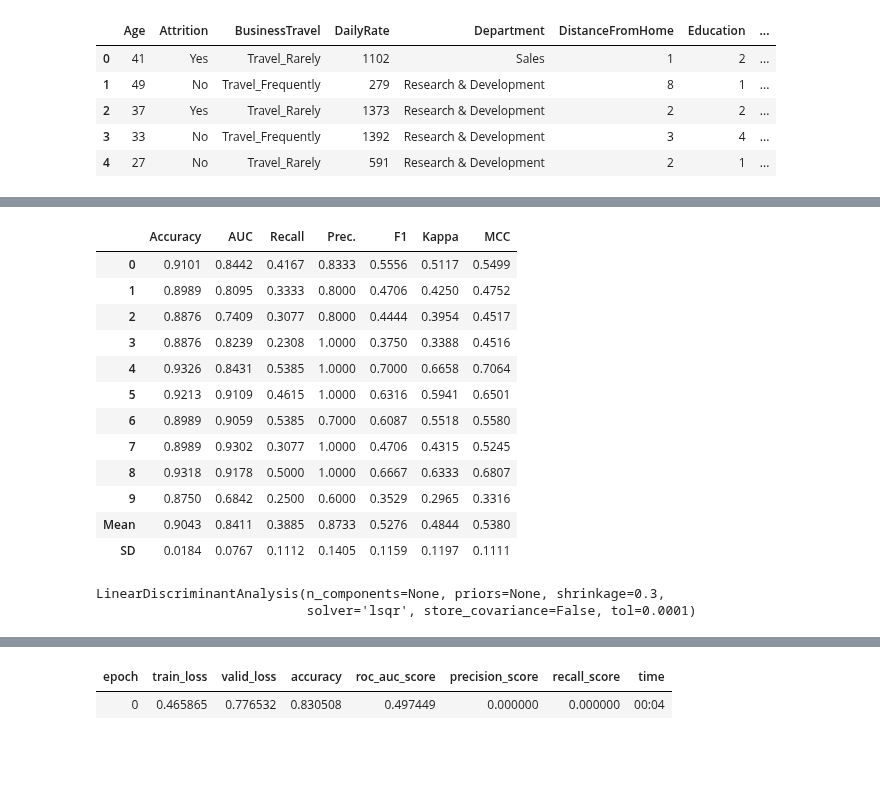
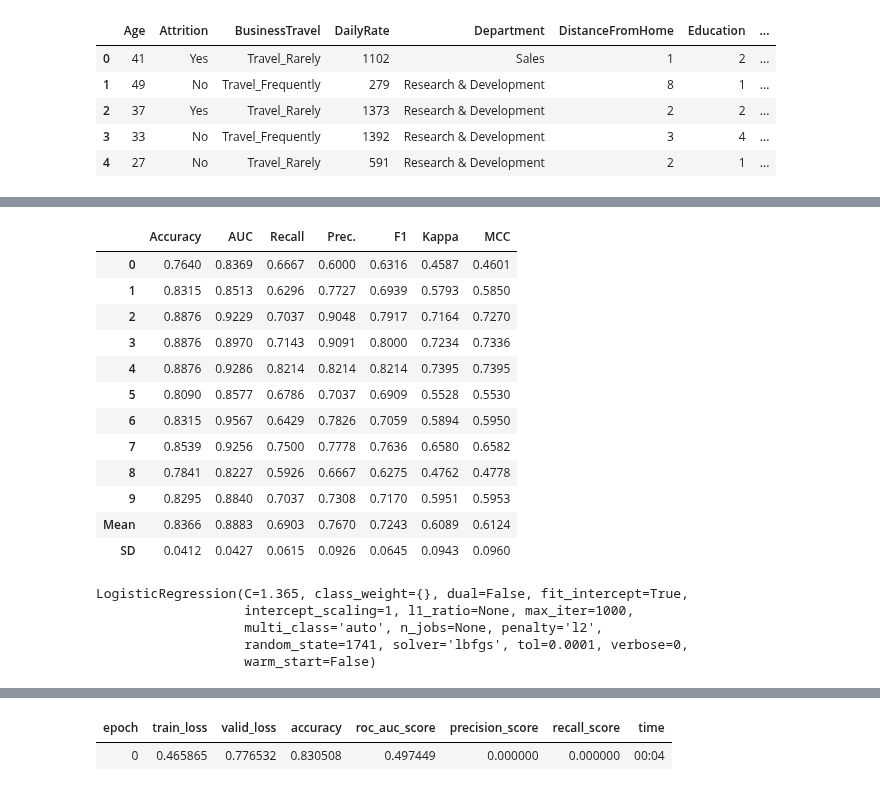
Before and after one commit to Oufattole/HR-Attrition, a Jupyter notebook: Predicting_employee_attrition.ipynb, the cells around one changed output, grey strips where cells are left out. Drawn from its saved outputs; the diff is of its cells as text; code cells hidden in the pictures; blank space fills up the shorter version.

```diff
--- a/Predicting_employee_attrition.ipynb
+++ b/Predicting_employee_attrition.ipynb
@@ -183,0 +207,2 @@ lda = create_model("lda")
+# %%
+lr = create_model("lr")
@@ -184,18 +223,21 @@ lda = create_model("lda")
 # %%
-tune_model(lda, n_iter = 50, optimize = "Accuracy")
+tune_model(lr, n_iter = 50, optimize = "AUC")
 # %% [output]
 |  | Accuracy | AUC | Recall | Prec. | F1 | Kappa | MCC |
-| 0 | 0.9101 | 0.8442 | 0.4167 | 0.8333 | 0.5556 | 0.5117 | 0.5499 |
-| 1 | 0.8989 | 0.8095 | 0.3333 | 0.8000 | 0.4706 | 0.4250 | 0.4752 |
-| 2 | 0.8876 | 0.7409 | 0.3077 | 0.8000 | 0.4444 | 0.3954 | 0.4517 |
-| 3 | 0.8876 | 0.8239 | 0.2308 | 1.0000 | 0.3750 | 0.3388 | 0.4516 |
-| 4 | 0.9326 | 0.8431 | 0.5385 | 1.0000 | 0.7000 | 0.6658 | 0.7064 |
-| 5 | 0.9213 | 0.9109 | 0.4615 | 1.0000 | 0.6316 | 0.5941 | 0.6501 |
-| 6 | 0.8989 | 0.9059 | 0.5385 | 0.7000 | 0.6087 | 0.5518 | 0.5580 |
-| 7 | 0.8989 | 0.9302 | 0.3077 | 1.0000 | 0.4706 | 0.4315 | 0.5245 |
-| 8 | 0.9318 | 0.9178 | 0.5000 | 1.0000 | 0.6667 | 0.6333 | 0.6807 |
-| 9 | 0.8750 | 0.6842 | 0.2500 | 0.6000 | 0.3529 | 0.2965 | 0.3316 |
-| Mean | 0.9043 | 0.8411 | 0.3885 | 0.8733 | 0.5276 | 0.4844 | 0.5380 |
-| SD | 0.0184 | 0.0767 | 0.1112 | 0.1405 | 0.1159 | 0.1197 | 0.1111 |
+| 0 | 0.7640 | 0.8369 | 0.6667 | 0.6000 | 0.6316 | 0.4587 | 0.4601 |
+| 1 | 0.8315 | 0.8513 | 0.6296 | 0.7727 | 0.6939 | 0.5793 | 0.5850 |
+| 2 | 0.8876 | 0.9229 | 0.7037 | 0.9048 | 0.7917 | 0.7164 | 0.7270 |
+| 3 | 0.8876 | 0.8970 | 0.7143 | 0.9091 | 0.8000 | 0.7234 | 0.7336 |
+| 4 | 0.8876 | 0.9286 | 0.8214 | 0.8214 | 0.8214 | 0.7395 | 0.7395 |
+| 5 | 0.8090 | 0.8577 | 0.6786 | 0.7037 | 0.6909 | 0.5528 | 0.5530 |
+| 6 | 0.8315 | 0.9567 | 0.6429 | 0.7826 | 0.7059 | 0.5894 | 0.5950 |
+| 7 | 0.8539 | 0.9256 | 0.7500 | 0.7778 | 0.7636 | 0.6580 | 0.6582 |
+| 8 | 0.7841 | 0.8227 | 0.5926 | 0.6667 | 0.6275 | 0.4762 | 0.4778 |
+| 9 | 0.8295 | 0.8840 | 0.7037 | 0.7308 | 0.7170 | 0.5951 | 0.5953 |
+| Mean | 0.8366 | 0.8883 | 0.6903 | 0.7670 | 0.7243 | 0.6089 | 0.6124 |
+| SD | 0.0412 | 0.0427 | 0.0615 | 0.0926 | 0.0645 | 0.0943 | 0.0960 |
-LinearDiscriminantAnalysis(n_components=None, priors=None, shrinkage=0.3,
-                           solver='lsqr', store_covariance=False, tol=0.0001)
+LogisticRegression(C=1.365, class_weight={}, dual=False, fit_intercept=True,
+                   intercept_scaling=1, l1_ratio=None, max_iter=1000,
+                   multi_class='auto', n_jobs=None, penalty='l2',
+                   random_state=1741, solver='lbfgs', tol=0.0001, verbose=0,
+                   warm_start=False)
```
Also changed, not shown: parts of 15 cells of this notebook.
